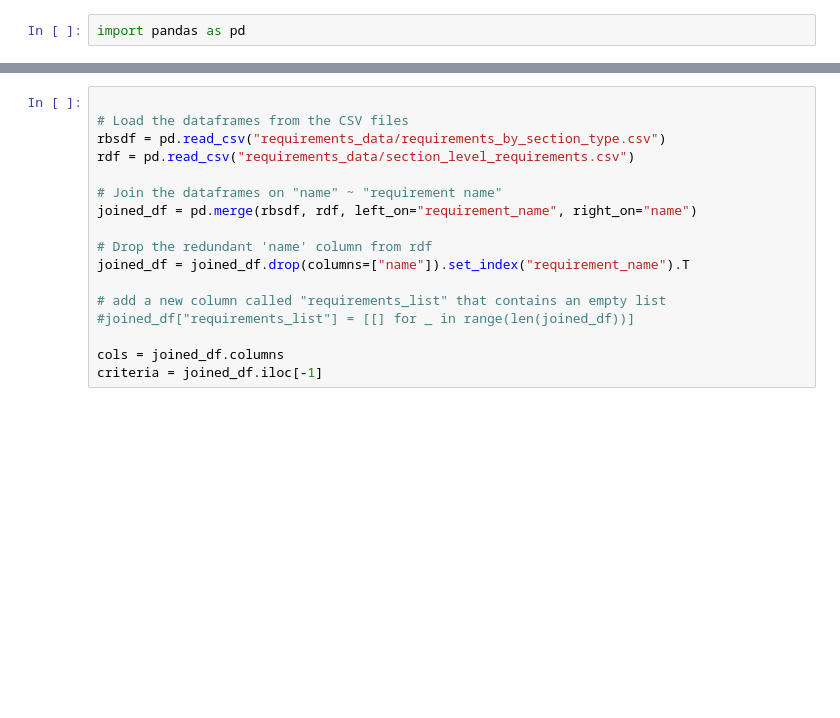
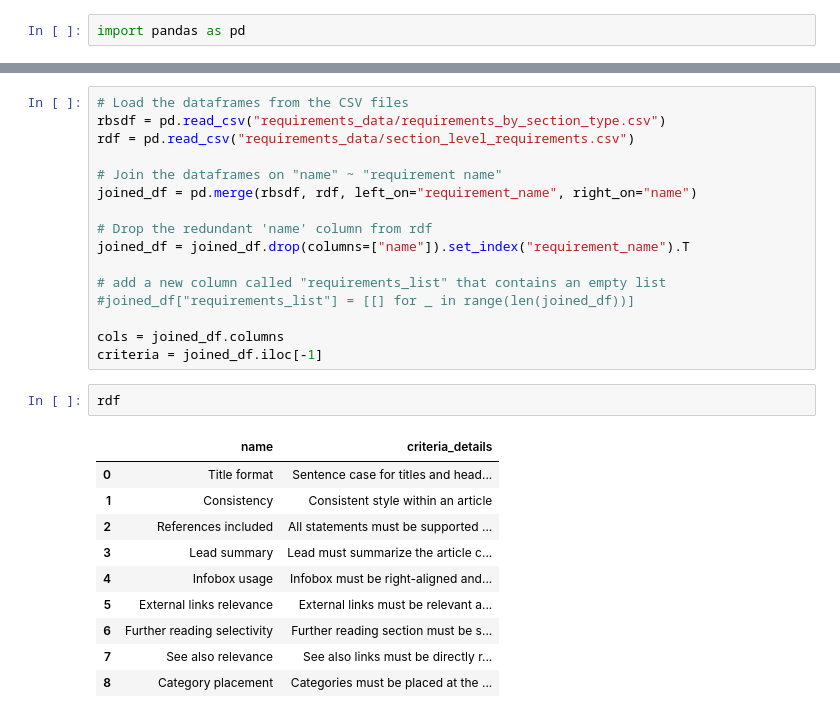
Before and after one commit to mzargham/wiki-demo, a Jupyter notebook: evalutators/lab.ipynb, the cells around one changed output, grey strips where cells are left out. Drawn from its saved outputs; the diff is of its cells as text; blank space fills up the shorter version.

```diff
--- a/evalutators/lab.ipynb
+++ b/evalutators/lab.ipynb
@@ -65,5 +50,4 @@ Section Types: ['Lead section', 'Lead section', 'Body sections', 'Body sections'
 # %%
-
 # Load the dataframes from the CSV files
 rbsdf = pd.read_csv("requirements_data/requirements_by_section_type.csv")
 rdf = pd.read_csv("requirements_data/section_level_requirements.csv")
@@ -79,3 +63,16 @@ joined_df = joined_df.drop(columns=["name"]).set_index("requirement_name").T
 
 cols = joined_df.columns
 criteria = joined_df.iloc[-1]
+# %%
+rdf
+# %% [output]
+|  | name | criteria_details |
+| 0 | Title format | Sentence case for titles and head... |
+| 1 | Consistency | Consistent style within an article |
+| 2 | References included | All statements must be supported ... |
+| 3 | Lead summary | Lead must summarize the article c... |
+| 4 | Infobox usage | Infobox must be right-aligned and... |
+| 5 | External links relevance | External links must be relevant a... |
+| 6 | Further reading selectivity | Further reading section must be s... |
+| 7 | See also relevance | See also links must be directly r... |
+| 8 | Category placement | Categories must be placed at the ... |
```
Also changed, not shown: parts of 39 cells of this notebook, 1 other file.
